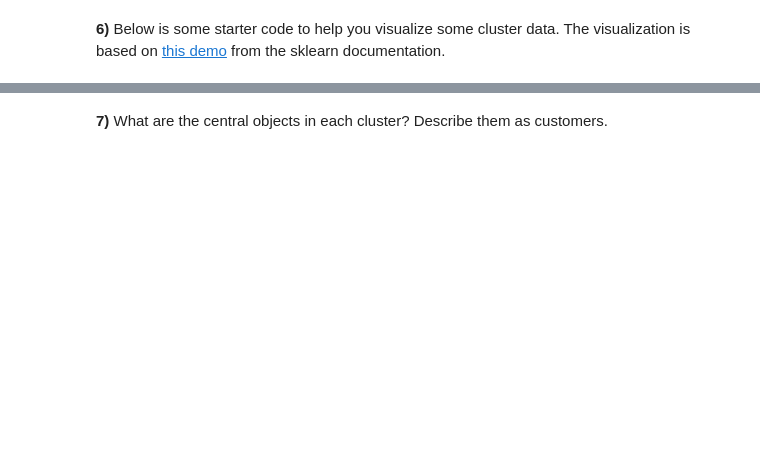
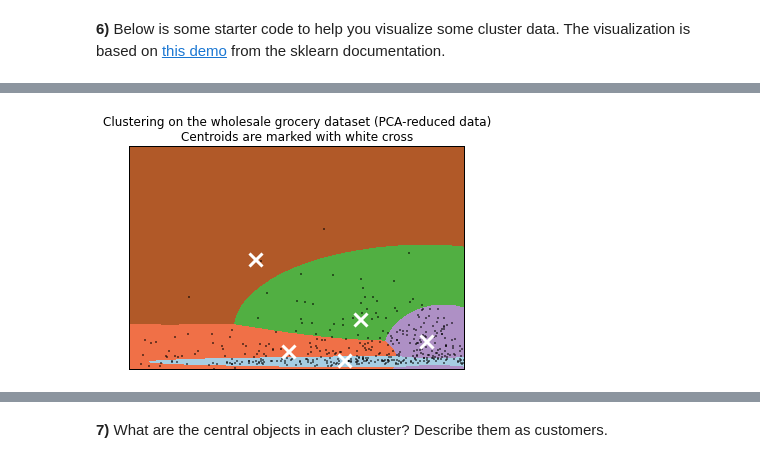
Before and after one commit to fatalispm/customer_segments, a Jupyter notebook: customer_segments.ipynb, the cells around one changed output, grey strips where cells are left out. Drawn from its saved outputs; the diff is of its cells as text; code cells hidden in the pictures; blank space fills up the shorter version.

```diff
--- a/customer_segments.ipynb
+++ b/customer_segments.ipynb
@@ -134,0 +217,5 @@ plt.show()
+# %%
+Z, centroids = fit_cluster(5)
+plot(Z, centroids)
+# %% [output]
+[figure, added]
```
Also changed, not shown: parts of 39 cells of this notebook, 7 other files.
